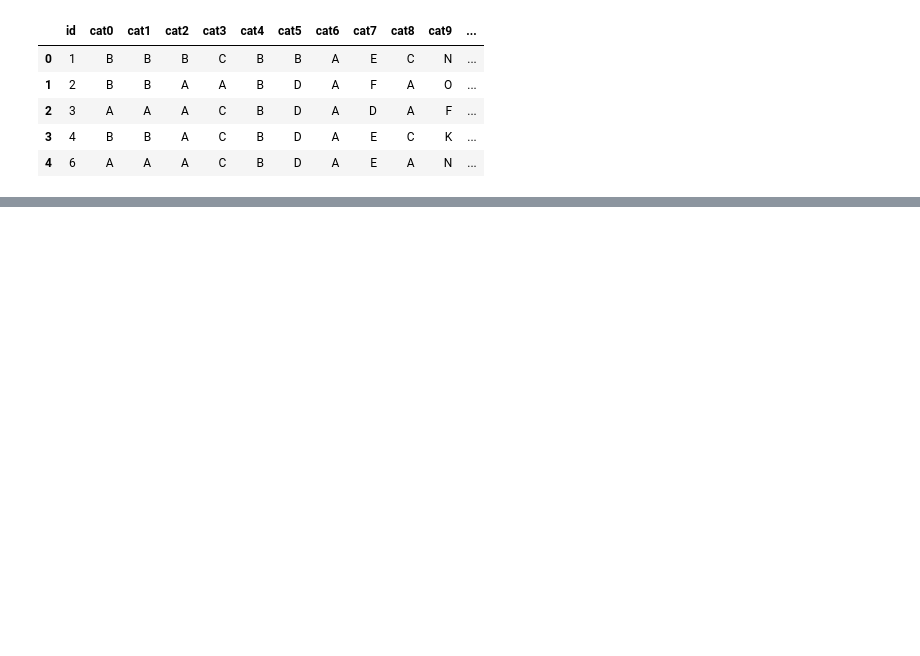
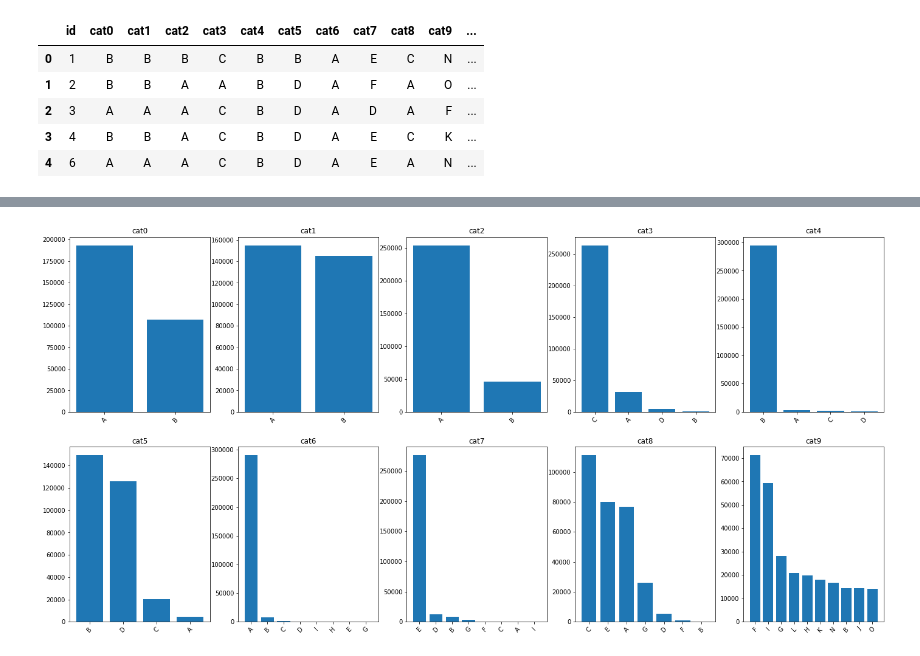
Before and after one commit to user-vi/Kaggle_30DaysOfML, a Jupyter notebook: EDA.ipynb, the cells around one changed output, grey strips where cells are left out. Cells and saved outputs as stored; diff of their text form; code cells hidden in the pictures; blank space fills up the shorter version.

```diff
--- a/EDA.ipynb
+++ b/EDA.ipynb
@@ -69,0 +104,14 @@ with open(OUTPUT_FILE_PATH, "wb") as f:
+# %%
+#
+plt.figure(figsize = (24, 18))
+
+plot_number = 0
+for feature_name in cat:
+        plot_number += 1
+        plt.subplot(3, 5, plot_number)
+        plt.bar(x = train[feature_name].value_counts().nlargest(10).index,
+            height = train[feature_name].value_counts().nlargest(10).values)
+        plt.title(feature_name)
+        plt.xticks(rotation=45)
+# %% [output]
+[figure, added]
```
Also changed, not shown: parts of 9 cells of this notebook, 1 other file.
